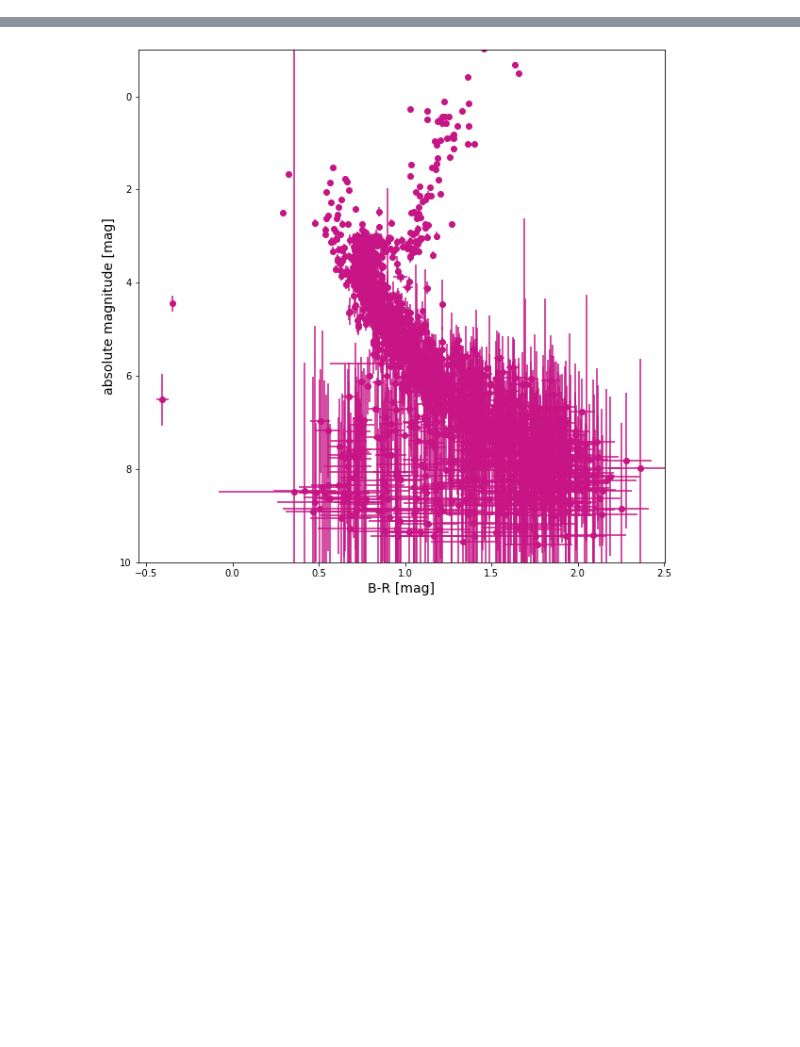
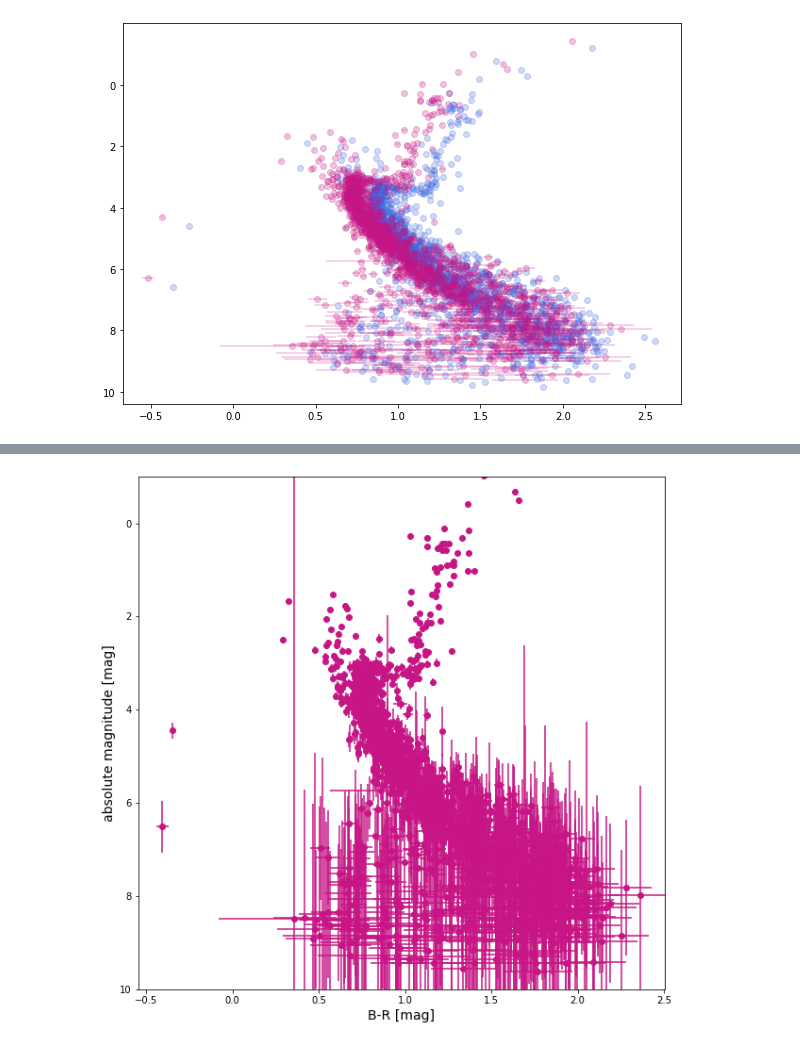
Before and after one commit to maja-jablonska/blue-stragglers-with-gaia, a Jupyter notebook: extinction_test.ipynb, the cells around one changed output, grey strips where cells are left out. Cells and saved outputs as stored; diff of their text form; code cells hidden in the pictures; blank space fills up the shorter version.

Commit message:
Add cross-match and correct photometry

```diff
--- a/extinction_test.ipynb
+++ b/extinction_test.ipynb
@@ -22,0 +90,7 @@ c = add_colors_and_abs_mag(c)
+# %%
+plt.figure(figsize=(10, 7))
+plt.errorbar(c.BP-c.RP, c['G'] - 10. + 5.*np.log10(c['parallax']), fmt='o', alpha=.25, color='royalblue', label='No extinction correction')
+plt.errorbar(c.color, c.mag_abs, xerr=c.color_error, fmt='o', alpha=.25, color='mediumvioletred', label='extinction correction')
+plt.gca().invert_yaxis()
+# %% [output]
+[figure, added]
```
Also changed, not shown: parts of 9 cells of this notebook, 8 other files.
